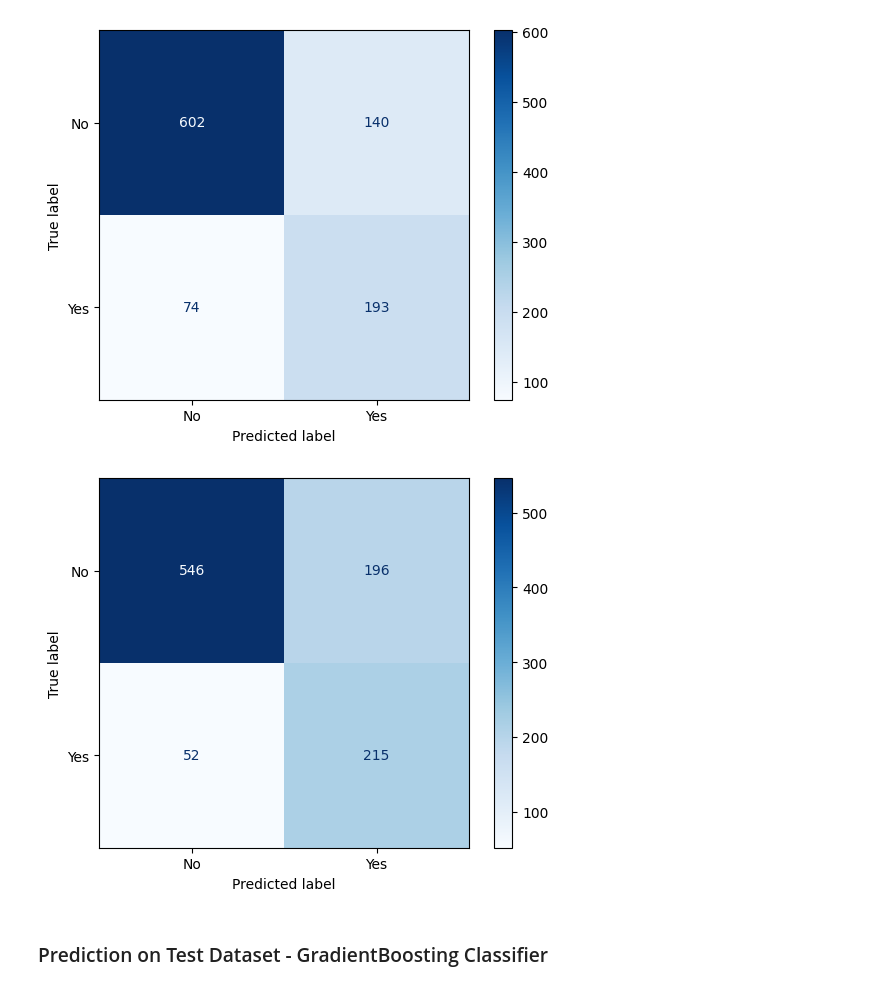
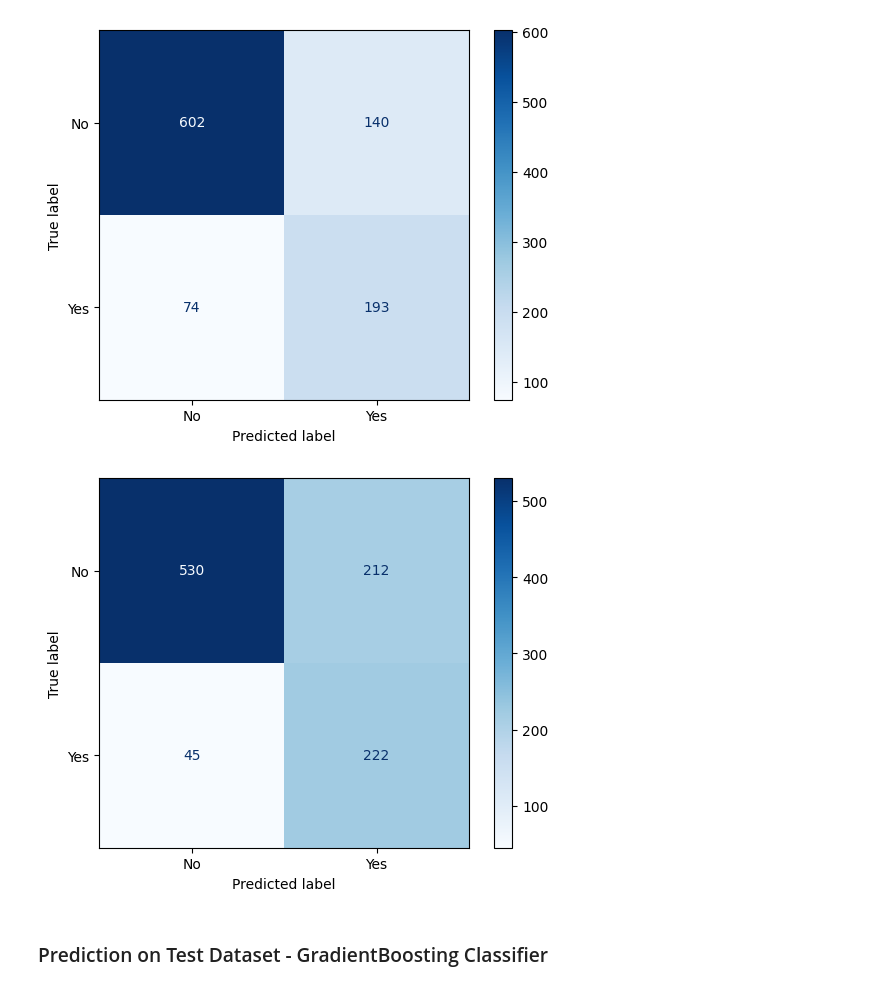
Before and after one commit to pk-aduyaw/Customer_Churn_Classification_Project, a Jupyter notebook: customer_churn_classification_model_project.ipynb, the cells around one changed output. Drawn from its saved outputs; the diff is of its cells as text; code cells hidden in the pictures.

```diff
--- a/customer_churn_classification_model_project.ipynb
+++ b/customer_churn_classification_model_project.ipynb
@@ -694,22 +692,19 @@ Creating custom transformers for columns in the dataset.
 # %%
 # Create a class to deal with dropping Customer ID from the dataset
 class columnDropper(BaseEstimator, TransformerMixin):
-    def __init__(self, column_name):
-        self.column_name = column_name
-
     def fit(self, X, y=None):
         return self
 
     def transform(self, X):
         # Drop the specified column
-        return X.drop([self.column_name], axis=1)
+        return X.drop('customerID', axis=1)
 
     def get_feature_names_out(self, input_features=None):
         # If input_features is None or not provided, return None
         if input_features is None:
             return None
         # Return feature names after dropping the specified column
-        return [feature for feature in input_features if feature != self.column_name]
+        return [feature for feature in input_features if feature != 'customerID']
 
 
 # Create a class to deal with the inconsistencies in the totalCharges column and convert it into a float
@@ -740,7 +735,7 @@ cat_columns = ['customerID', 'gender', 'Partner', 'Dependents', 'PhoneService',
 
 # Create a categorical pipeline
 cat_pipeline = Pipeline([
-        ('column_dropper', columnDropper('customerID')),
+        ('column_dropper', columnDropper()),
         ('imputer', SimpleImputer(missing_values=np.nan, strategy='constant', fill_value='No')),
         ('encoder', OneHotEncoder(sparse=False)),
 ])
@@ -1539,16 +1534,16 @@ ConfusionMatrixDisplay(conf, display_labels=label_encoder.classes_).plot(cmap='B
 # %% [output]
 [figure]
 # %%
-threshold_ = 0.276767
+threshold_ = 0.253424
 
 y_predic_proba = sv_classifier_pipeline.predict_proba(X_eval)[:,1]
 
 binary_classification = (y_predic_proba >= threshold_)
 
 threshold_matrix = confusion_matrix(y_eval_encoded, binary_classification)
 ConfusionMatrixDisplay(threshold_matrix, display_labels=label_encoder.classes_).plot(cmap='Blues');
 # %% [output]
-[figure, old version]
+[figure, new version]
 # %% [markdown]
 ### Prediction on Test Dataset - GradientBoosting Classifier
 # %%
```
Also changed, not shown: parts of 2 cells of this notebook, 2 other files.
